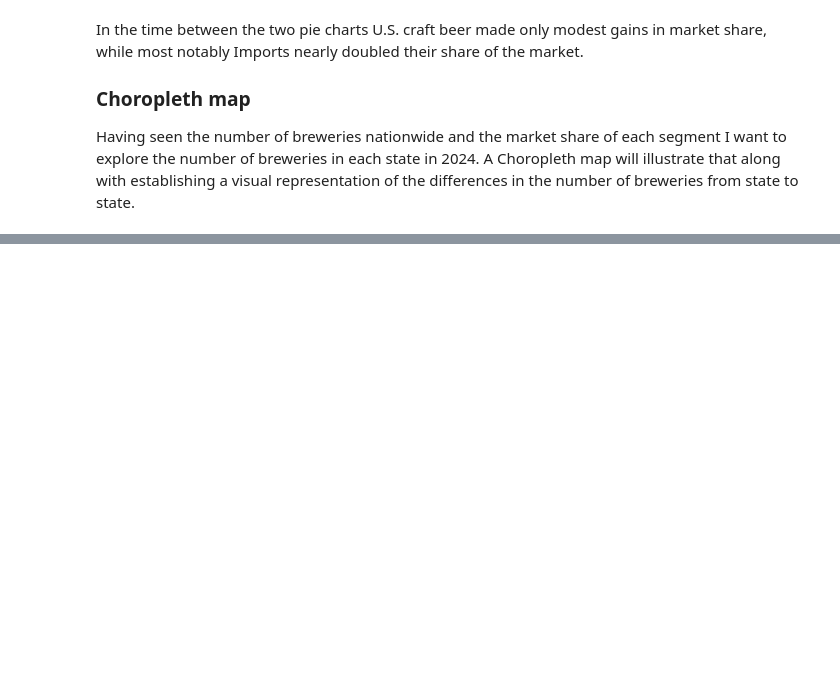
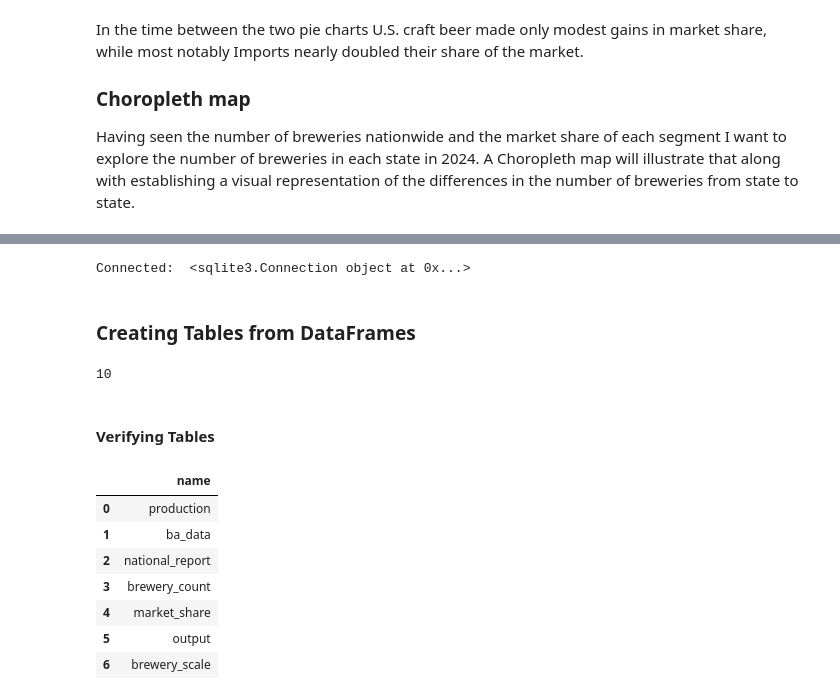
Before and after one commit to miramontron/us_beer_production, a Jupyter notebook: notebooks/us_beer_production.ipynb, the cells around one changed output, grey strips where cells are left out. Cells and saved outputs as stored; diff of their text form; code cells hidden in the pictures; blank space fills up the shorter version.

```diff
--- a/notebooks/us_beer_production.ipynb
+++ b/notebooks/us_beer_production.ipynb
@@ -530,0 +559,28 @@ fig.show()
+# %%
+connection = sqlite3.connect('../data/breweries.db')
+print('Connected: ', connection)
+# %% [output]
+Connected:  <sqlite3.Connection object at 0x...>
+# %% [markdown]
+### Creating Tables from DataFrames
+# %%
+annual_brewers_metrics_df.to_sql('national_report', connection, if_exists='replace', index=False)
+state_brewery_count_df.to_sql('brewery_count', connection, if_exists='replace', index=False)
+market_share_df.to_sql('market_share', connection, if_exists='replace', index=False)
+output_scale_df.to_sql('output', connection, if_exists='replace', index=False)
+num_breweries_scale_df.to_sql('brewery_scale', connection, if_exists='replace', index=False)
+# %% [output]
+10
+# %% [markdown]
+#### Verifying Tables
+# %%
+pd.read_sql("SELECT name FROM sqlite_master WHERE type='table';", connection)
+# %% [output]
+|  | name |
+| 0 | production |
+| 1 | ba_data |
+| 2 | national_report |
+| 3 | brewery_count |
+| 4 | market_share |
+| 5 | output |
+| 6 | brewery_scale |
```
Also changed, not shown: parts of 13 cells of this notebook, 2 other files.
